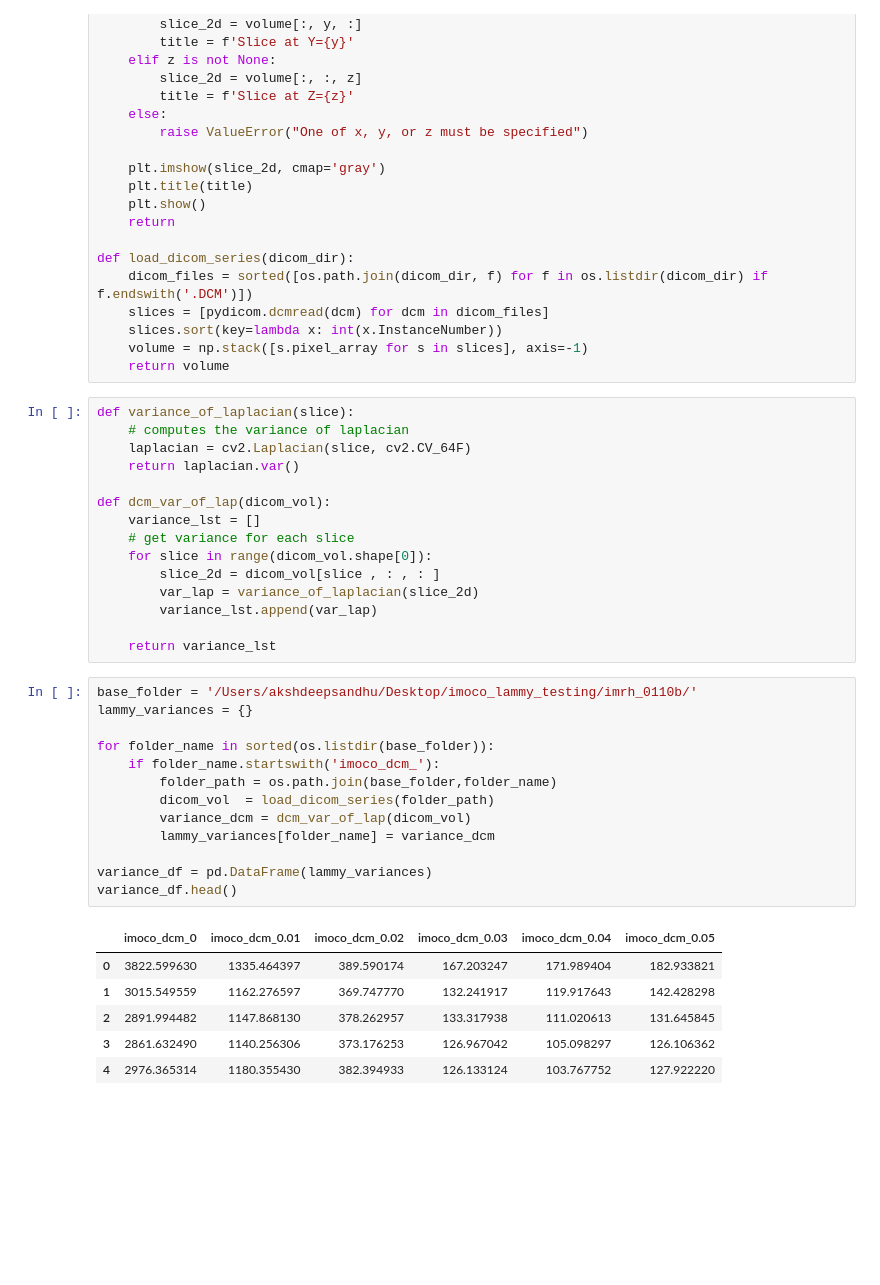
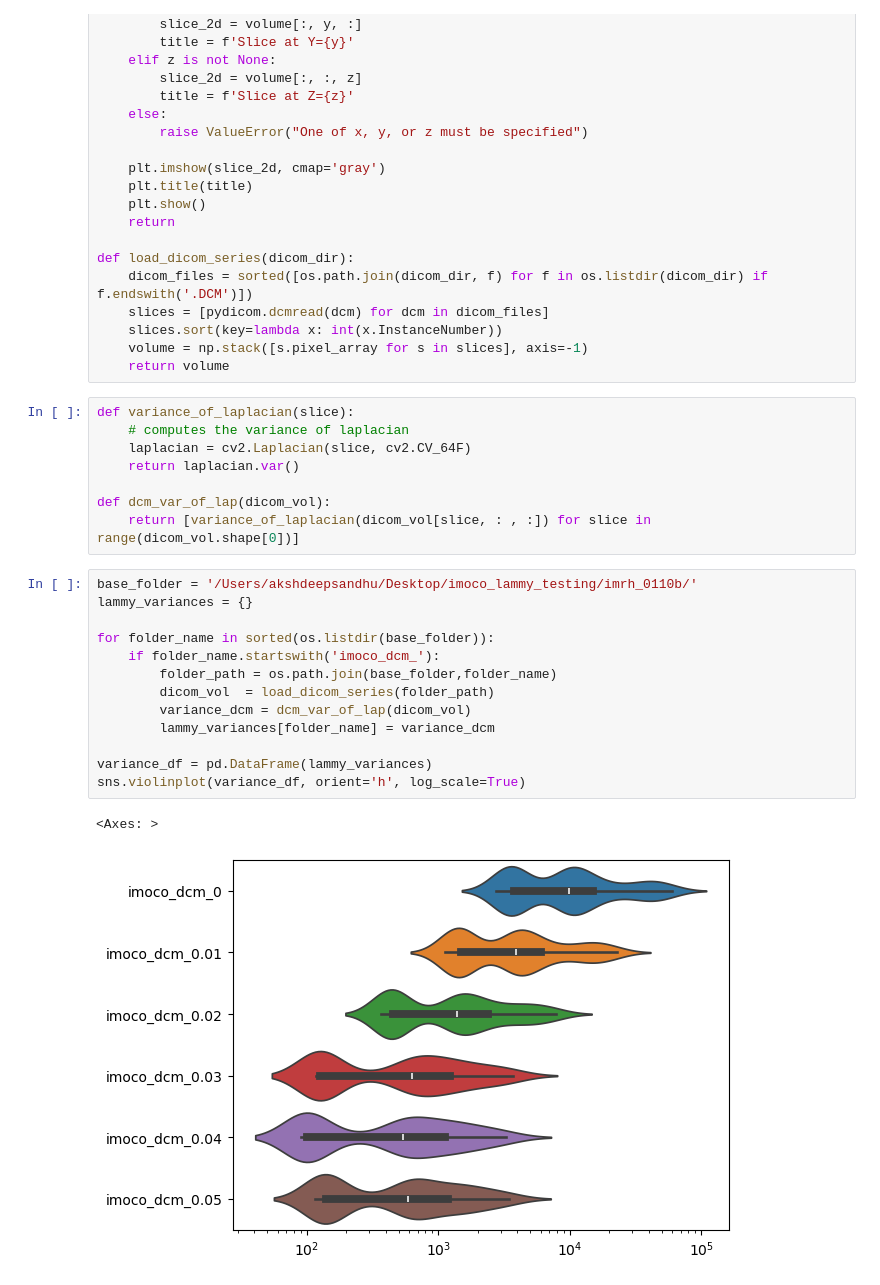
Before and after one commit to akshdeepsandhu/MRI, a Jupyter notebook: src/imoco_metrics/alt-metrics.ipynb, the cells around one changed output. Drawn from its saved outputs; the diff is of its cells as text; blank space fills up the shorter version.

```diff
--- a/src/imoco_metrics/alt-metrics.ipynb
+++ b/src/imoco_metrics/alt-metrics.ipynb
@@ -85,31 +85,20 @@ def variance_of_laplacian(slice):
     return laplacian.var()
 
 def dcm_var_of_lap(dicom_vol):
-    variance_lst = []
-    # get variance for each slice
-    for slice in range(dicom_vol.shape[0]):
-        slice_2d = dicom_vol[slice , : , : ]
-        var_lap = variance_of_laplacian(slice_2d)
-        variance_lst.append(var_lap)
-
-    return variance_lst
+    return [variance_of_laplacian(dicom_vol[slice, : , :]) for slice in range(dicom_vol.shape[0])]
 # %%
 base_folder = '/Users/akshdeepsandhu/Desktop/imoco_lammy_testing/imrh_0110b/'
 lammy_variances = {}
 
 for folder_name in sorted(os.listdir(base_folder)):
     if folder_name.startswith('imoco_dcm_'):
         folder_path = os.path.join(base_folder,folder_name)
         dicom_vol  = load_dicom_series(folder_path)
         variance_dcm = dcm_var_of_lap(dicom_vol)
         lammy_variances[folder_name] = variance_dcm
 
 variance_df = pd.DataFrame(lammy_variances)
-variance_df.head()
+sns.violinplot(variance_df, orient='h', log_scale=True)
 # %% [output]
-|  | imoco_dcm_0 | imoco_dcm_0.01 | imoco_dcm_0.02 | imoco_dcm_0.03 | imoco_dcm_0.04 | imoco_dcm_0.05 |
-| 0 | 3822.599630 | 1335.464397 | 389.590174 | 167.203247 | 171.989404 | 182.933821 |
-| 1 | 3015.549559 | 1162.276597 | 369.747770 | 132.241917 | 119.917643 | 142.428298 |
-| 2 | 2891.994482 | 1147.868130 | 378.262957 | 133.317938 | 111.020613 | 131.645845 |
-| 3 | 2861.632490 | 1140.256306 | 373.176253 | 126.967042 | 105.098297 | 126.106362 |
-| 4 | 2976.365314 | 1180.355430 | 382.394933 | 126.133124 | 103.767752 | 127.922220 |
+<Axes: >
+[figure, added]
```
Also changed, not shown: parts of 7 cells of this notebook.
